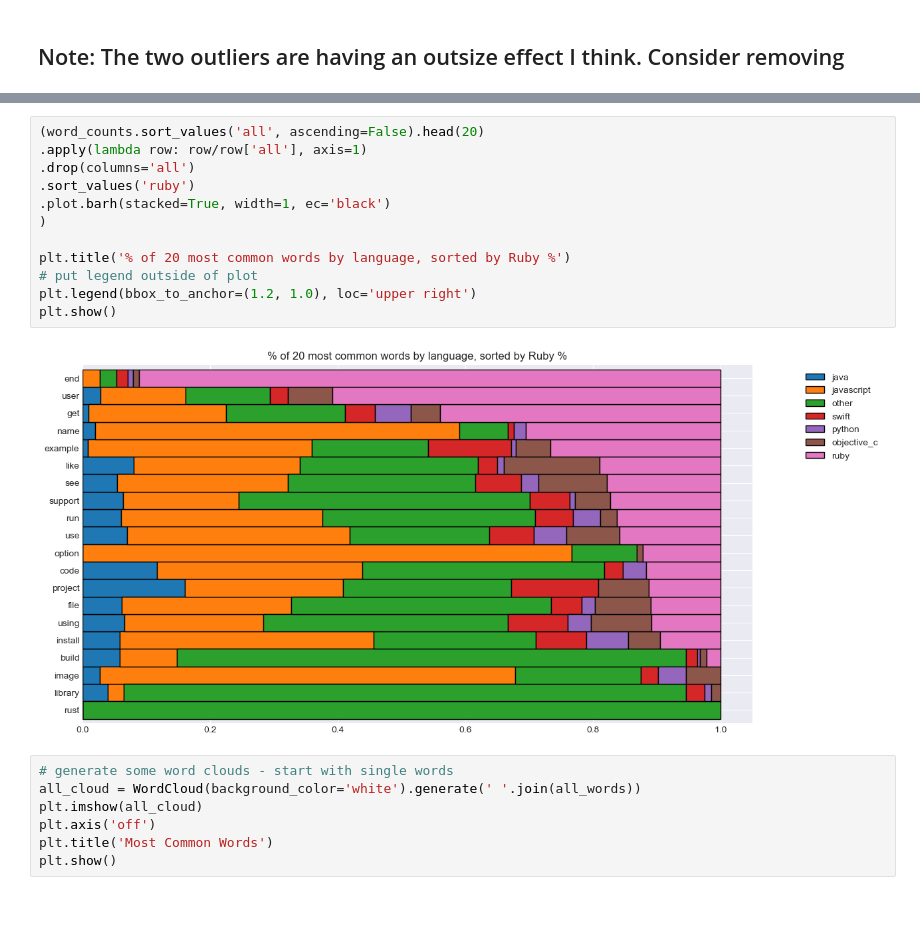
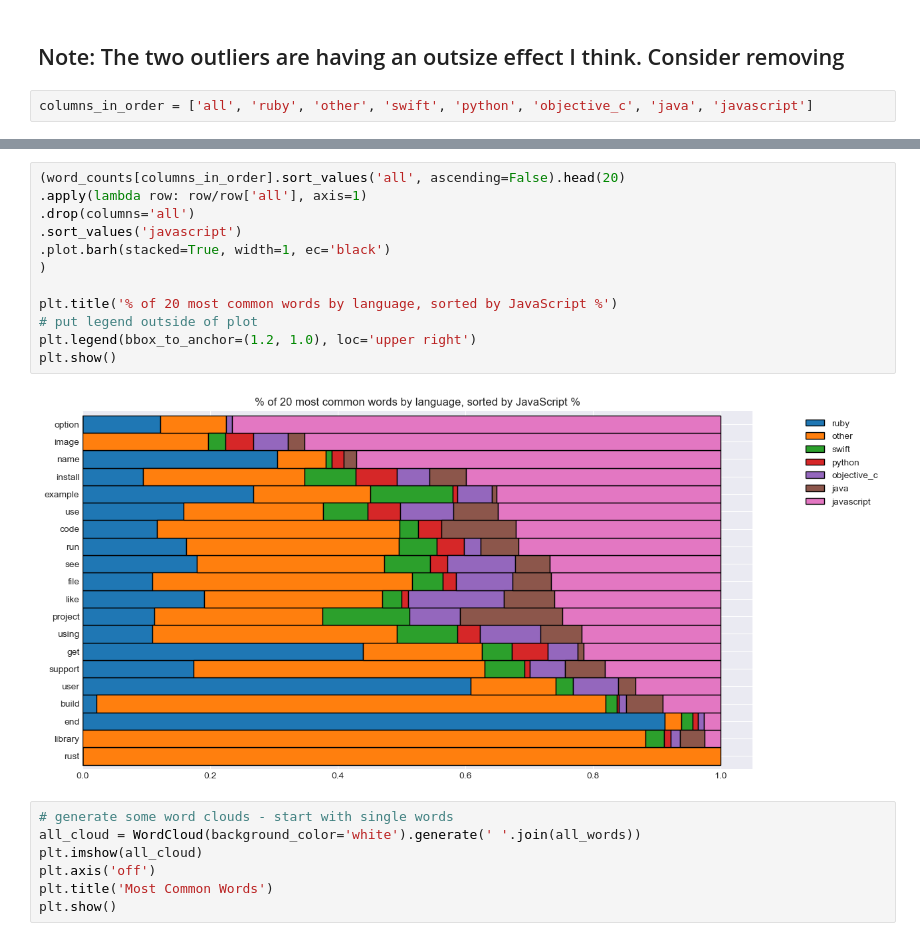
Before and after one commit to Keila-Camarillo/nlp_most_starred_repos, a Jupyter notebook: corey_explore.ipynb, the cells around one changed output, grey strips where cells are left out. Saved outputs shown, nothing was run; the diff lists cells and outputs as text; blank space fills up the shorter version.

```diff
--- a/corey_explore.ipynb
+++ b/corey_explore.ipynb
@@ -340,4 +340,6 @@ plt.show()
 [figure]
 # %% [markdown]
 ## Note: The two outliers are having an outsize effect I think. Consider removing
+# %%
+columns_in_order = ['all', 'ruby', 'other', 'swift', 'python', 'objective_c', 'java', 'javascript']
 # %%
@@ -365,17 +367,17 @@ word_counts.sort_values('all', ascending=False).head(20)\
 # %%
-(word_counts.sort_values('all', ascending=False).head(20)
+(word_counts[columns_in_order].sort_values('all', ascending=False).head(20)
 .apply(lambda row: row/row['all'], axis=1)
 .drop(columns='all')
-.sort_values('ruby')
+.sort_values('javascript')
 .plot.barh(stacked=True, width=1, ec='black')
 )
 
-plt.title('% of 20 most common words by language, sorted by Ruby %')
+plt.title('% of 20 most common words by language, sorted by JavaScript %')
 # put legend outside of plot
 plt.legend(bbox_to_anchor=(1.2, 1.0), loc='upper right')
 plt.show()
 # %% [output]
-[figure, old version]
+[figure, new version]
 # %%
 # generate some word clouds - start with single words
 all_cloud = WordCloud(background_color='white').generate(' '.join(all_words))
```
Also changed, not shown: parts of 1 cell of this notebook, 2 other files.
